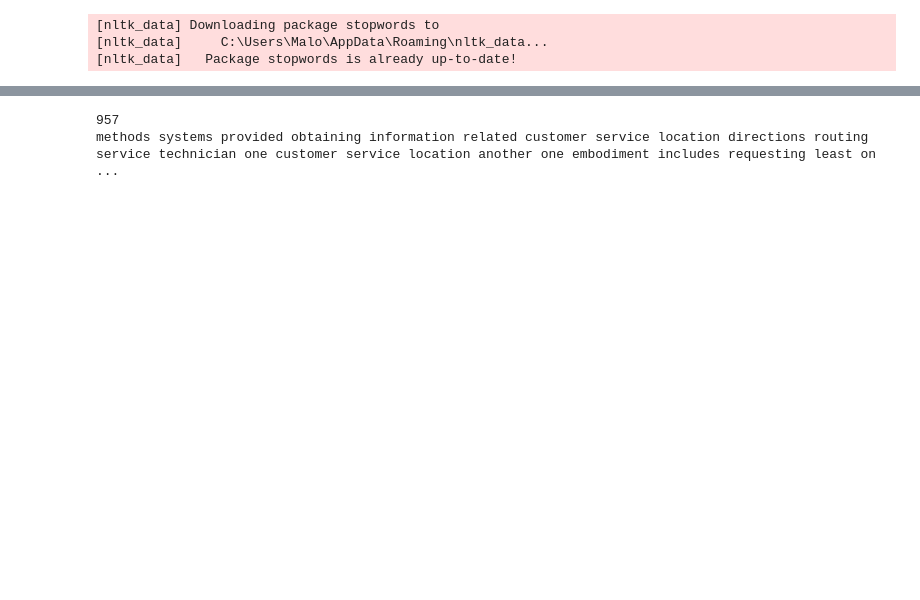
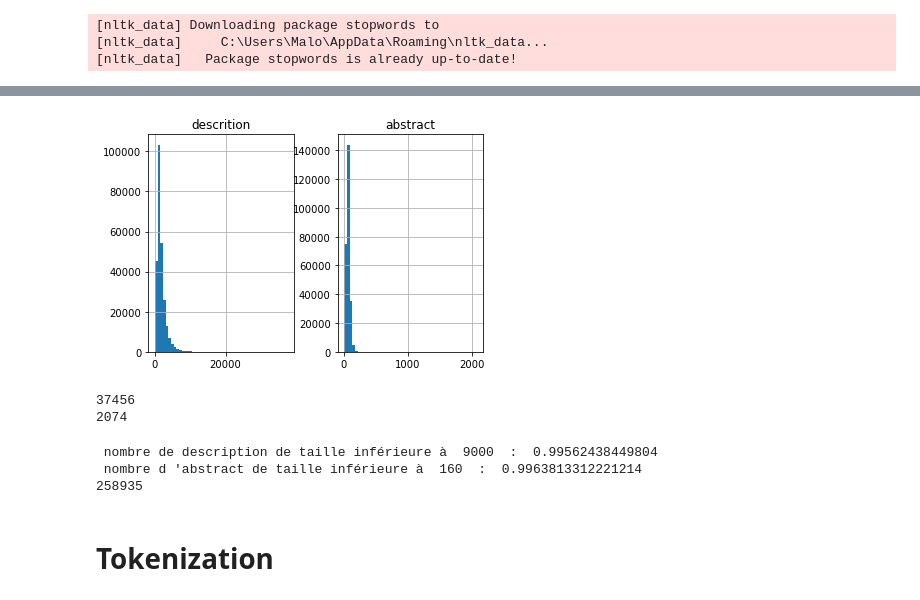
Before and after one commit to mgendr/MTI830---Resume-de-textes, a Jupyter notebook: LSTM_essai_Malo.ipynb, the cells around one changed output, grey strips where cells are left out. Cells and saved outputs as stored; diff of their text form; code cells hidden in the pictures; blank space fills up the shorter version.

```diff
--- a/LSTM_essai_Malo.ipynb
+++ b/LSTM_essai_Malo.ipynb
@@ -103,19 +146,14 @@ def clean_text(text, remove_stopwords = True):
 # %%
-# A remplacer par "train"  "val"   "test"
-kind_data="train"
+abstract_word_count = []
+description_word_count = []
+file_names = [file for file in os.listdir(os.path.join("data",kind_data,"g")) if ".txt" in file]
+for file_name in tqdm(file_names):
 
-file_names = [file for file in os.listdir(os.path.join("data",kind_data,"g")) if ".txt" not in file]
-for file_name in file_names:
     listJSON = readData(os.path.join("data",kind_data,"g"),file_name)
-    #JSONlist=filterChars(os.path.join("data",kind_data,"g"),file_name,listJSON)
     for i in range(len(listJSON)) :
         abstract = listJSON[i]['abstract']
         description = listJSON[i]['description']
-        #print(len(abstract))
-        #print(abstract)
-        txt2=clean_text(abstract, remove_stopwords = True)
 
-
-        break
-    break
+        abstract_word_count.append(len(abstract.split()))
+        description_word_count.append(len(description.split()))
 # %% [output]
@@ -124,6 +176,0 @@ methods and systems are provided for obtaining information related to a customer
-# %%
-print(len(txt2))
-print(txt2)
-# %% [output]
-957
-methods systems provided obtaining information related customer service location directions routing service technician one customer service location another one embodiment includes requesting least on ...
@@ -171,0 +177,13 @@ def filterChars(path,filename,JSONlist):
+# %%
+
+length_df = pd.DataFrame({'descrition': description_word_count, 'abstract': abstract_word_count})
+length_df.hist(bins=50)
+plt.show()
+# %% [output]
+[figure, added]
+# %%
+print(max(description_word_count))
+print(max(abstract_word_count))
+# %% [output]
+37456
+2074
@@ -171,0 +209,8 @@ def filterChars(path,filename,JSONlist):
+# %%
+print(" nombre de description de taille inférieure à ",lim_des , " : ",description_count/count)
+print(" nombre d 'abstract de taille inférieure à ",lim_abs , " : ",abstract_count/count)
+print(count)
+# %% [output]
+ nombre de description de taille inférieure à  9000  :  0.99562438449804
+ nombre d 'abstract de taille inférieure à  160  :  0.9963813312221214
+258935
@@ -171,0 +230,2 @@ def filterChars(path,filename,JSONlist):
+# %% [markdown]
+# Tokenization
```
Also changed, not shown: parts of 20 cells of this notebook, 1 other file.
